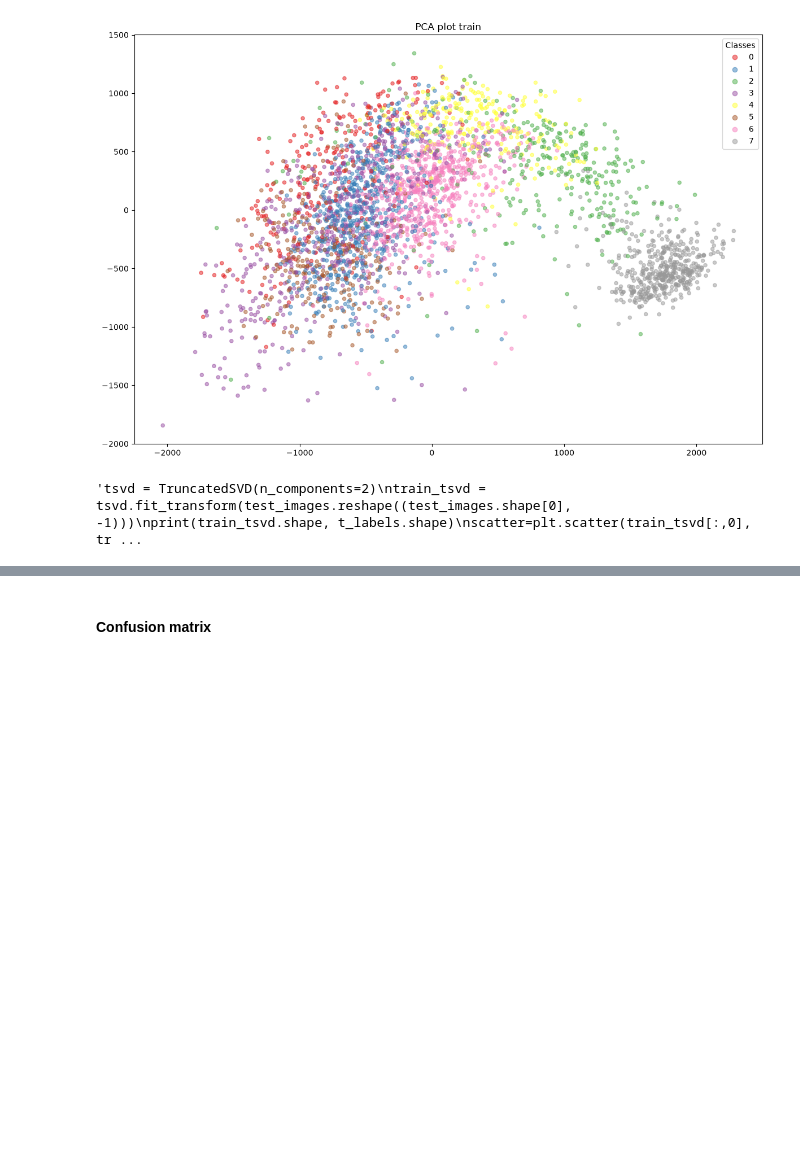
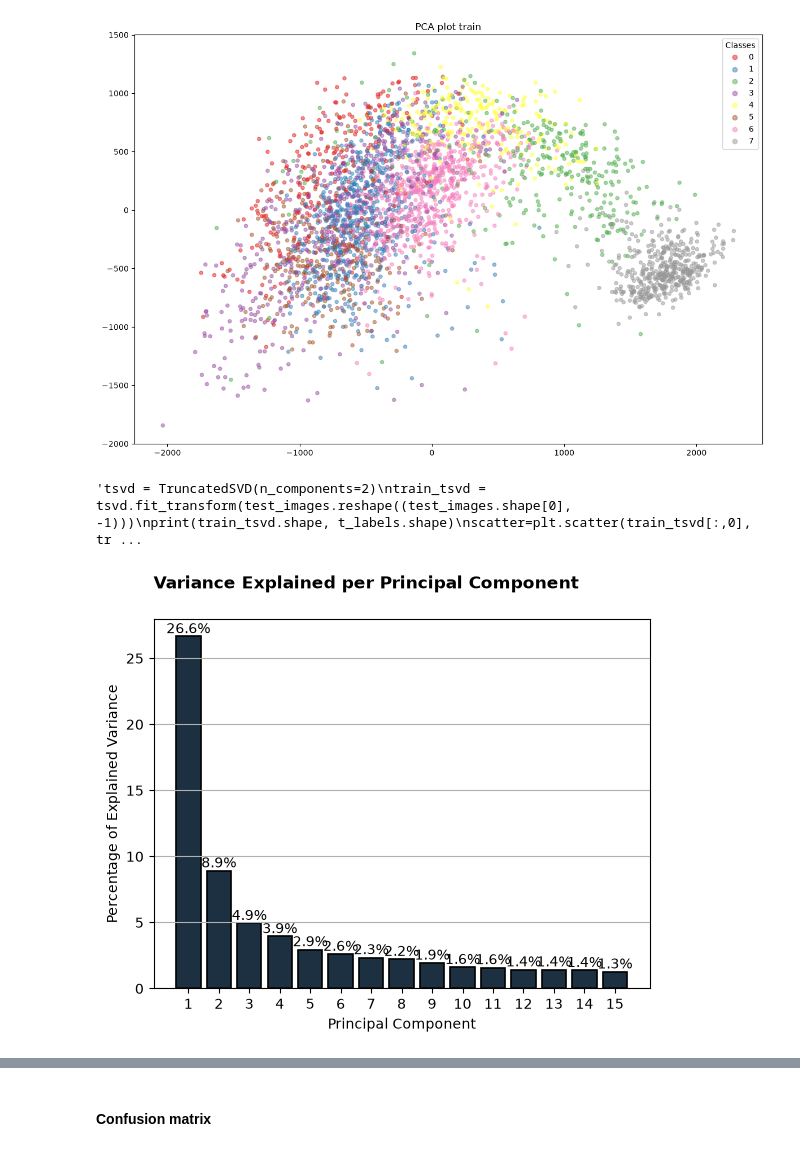
Before and after one commit to jseibezeder/AI_and_Visualization_Project, a Jupyter notebook: visualization/predictions.ipynb, the cells around one changed output, grey strips where cells are left out. Saved outputs shown, nothing was run; the diff lists cells and outputs as text; code cells hidden in the pictures; blank space fills up the shorter version.

Commit message:
add vit inference cell and tried out other visualisations/analyses

```diff
--- a/visualization/predictions.ipynb
+++ b/visualization/predictions.ipynb
@@ -135,3 +143,26 @@ plt.show()"""
 # %% [output]
 [figure]
 'tsvd = TruncatedSVD(n_components=2)\ntrain_tsvd = tsvd.fit_transform(test_images.reshape((test_images.shape[0], -1)))\nprint(train_tsvd.shape, t_labels.shape)\nscatter=plt.scatter(train_tsvd[:,0], tr ...
+# %%
+# using https://towardsdatascience.com/5-pca-visualizations-you-must-try-on-your-next-data-science-project-148ec3d31e4d/
+# for input data inspection --> not useable for model behavior
+
+pca = PCA(n_components=15)
+train_pca = pca.fit(test_images.reshape((test_images.shape[0], -1)))
+plot_y = [val * 100 for val in train_pca.explained_variance_ratio_]
+plot_x = range(1, len(plot_y) + 1)
+
+bars = plt.bar(plot_x, plot_y, align="center", color="#1C3041", edgecolor="#000000", linewidth=1.2)
+for bar in bars:
+    yval = bar.get_height()
+    plt.text(bar.get_x() + bar.get_width() / 2, yval + 0.001, f"{yval:.1f}%", ha="center", va="bottom")
+
+plt.xlabel("Principal Component")
+plt.ylabel("Percentage of Explained Variance")
+plt.title("Variance Explained per Principal Component", loc="left", fontdict={"weight": "bold"}, y=1.06)
+plt.grid(axis="y")
+plt.xticks(plot_x)
+
+plt.show()
+# %% [output]
+[figure, added]
```
Also changed, not shown: parts of 6 cells of this notebook.
